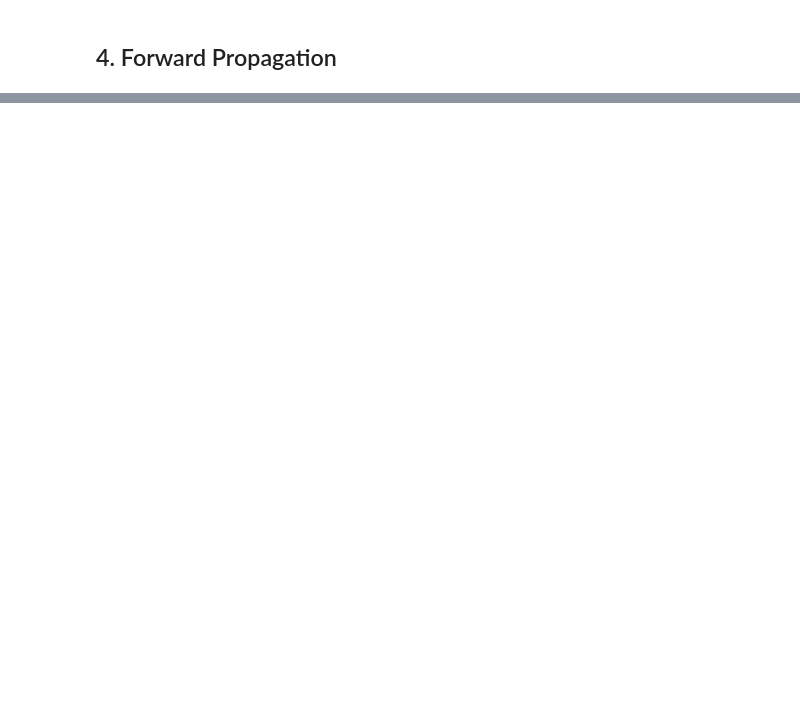
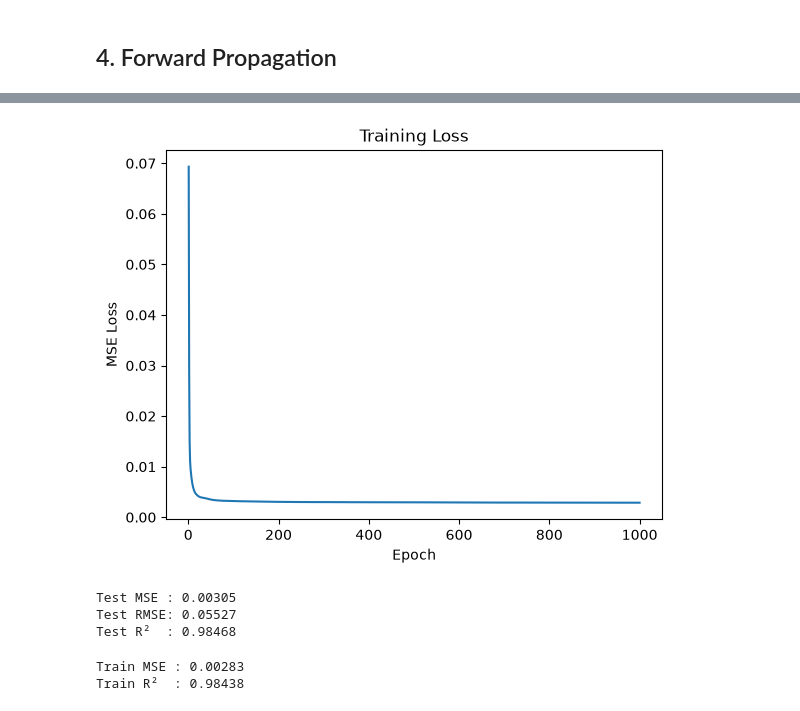
Before and after one commit to Arbaz-byte/DeepAres, a Jupyter notebook: Notebooks/05_MLP_Scratch.ipynb, the cells around one changed output, grey strips where cells are left out. Drawn from its saved outputs; the diff is of its cells as text; code cells hidden in the pictures; blank space fills up the shorter version.

Commit message:
Back propagation implementation

```diff
--- a/Notebooks/05_MLP_Scratch.ipynb
+++ b/Notebooks/05_MLP_Scratch.ipynb
@@ -126,7 +160,3 @@ def forward_propagation(X, params, show=False):
         cache[f"Z{l}"], cache[f"A{l}"] = Z, A
 
     return A, cache
-# %%
-y_hat, c = forward_propagation(X[0], ini_parameters)
-print("Y predict : ",y_hat," | ",y_hat.shape)
-print(c)
@@ -135,0 +219,6 @@ Y predict :  [[0.43010921]]  |  (1, 1)
+# %%
+def updated_parameters(params, grads, lr=0.01):
+    for k in params:
+        params[k] -= lr * grads[k]
+
+    return params
@@ -135,0 +227,6 @@ Y predict :  [[0.43010921]]  |  (1, 1)
+# %%
+from sklearn.model_selection import train_test_split
+
+X_train, X_test, y_train, y_test = train_test_split(X, y, test_size=0.2, random_state=42)
+print(f"X train shape: {X_train.shape}")
+print(f"X test  shape: {X_test.shape}")
@@ -135,0 +236,22 @@ Y predict :  [[0.43010921]]  |  (1, 1)
+# %%
+parameters = initialize_parameters([2, 16, 1])
+
+
+epochs = 1000
+loss_per_epoch = []
+lr = 0.01
+
+for epoch in range(epochs):
+    for i in range(len(X_train)):
+        x = X_train[i:i+1]  # shape (1, 2)
+        y_true = y_train[i:i+1]
+        y_hat, cache = forward_propagation(x, parameters)
+        grads = backward_propagation(parameters, cache, y_true)
+        parameters = updated_parameters(parameters, grads, lr)
+
+    y_pred,_ = forward_propagation(X, parameters)
+    loss = np.mean((y_pred - y) ** 2)
+    loss_per_epoch.append(loss)
+
+    if epoch % 100 == 0:
+        print(f"Epoch : {epoch+1} | MSE Loss : {loss:.5f}")
@@ -135,0 +269,37 @@ Y predict :  [[0.43010921]]  |  (1, 1)
+# %%
+plt.plot(range(1, len(loss_per_epoch) + 1), loss_per_epoch)
+plt.xlabel("Epoch")
+plt.ylabel("MSE Loss")
+plt.title("Training Loss")
+plt.show()
+# %% [output]
+[figure, added]
+# %%
+from sklearn.metrics import mean_squared_error, r2_score
+
+# predictions on test set
+y_pred_test, _ = forward_propagation(X_test, parameters)
+
+# regression metrics
+mse = mean_squared_error(y_test, y_pred_test)
+rmse = np.sqrt(mse)
+r2 = r2_score(y_test, y_pred_test)
+
+print(f"Test MSE : {mse:.5f}")
+print(f"Test RMSE: {rmse:.5f}")
+print(f"Test R²  : {r2:.5f}")
+# %% [output]
+Test MSE : 0.00305
+Test RMSE: 0.05527
+Test R²  : 0.98468
+# %%
+y_pred_train, _ = forward_propagation(X_train, parameters)
+
+train_mse = mean_squared_error(y_train, y_pred_train)
+train_r2 = r2_score(y_train, y_pred_train)
+
+print(f"Train MSE : {train_mse:.5f}")
+print(f"Train R²  : {train_r2:.5f}")
+# %% [output]
+Train MSE : 0.00283
+Train R²  : 0.98438
```
Also changed, not shown: parts of 25 cells of this notebook.
